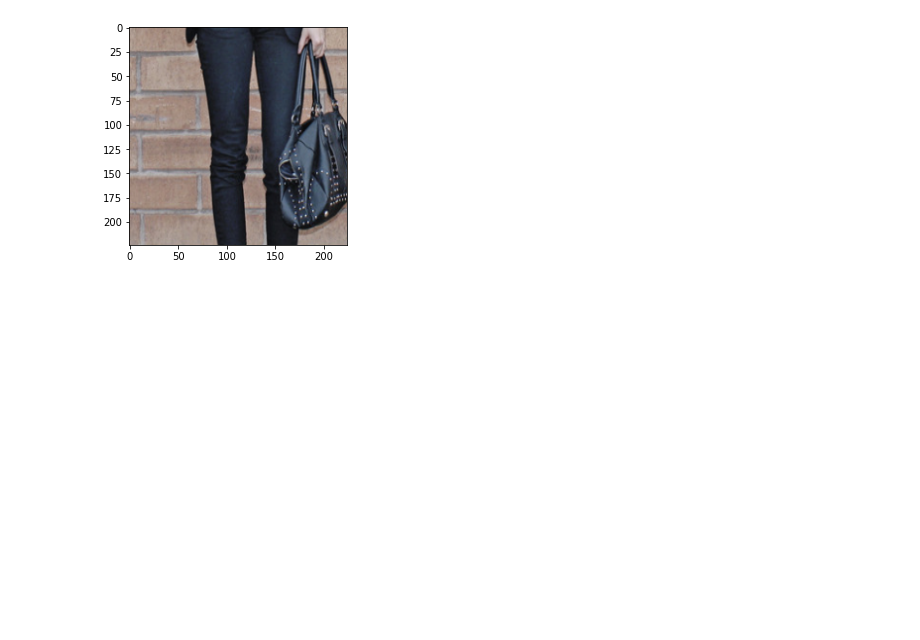
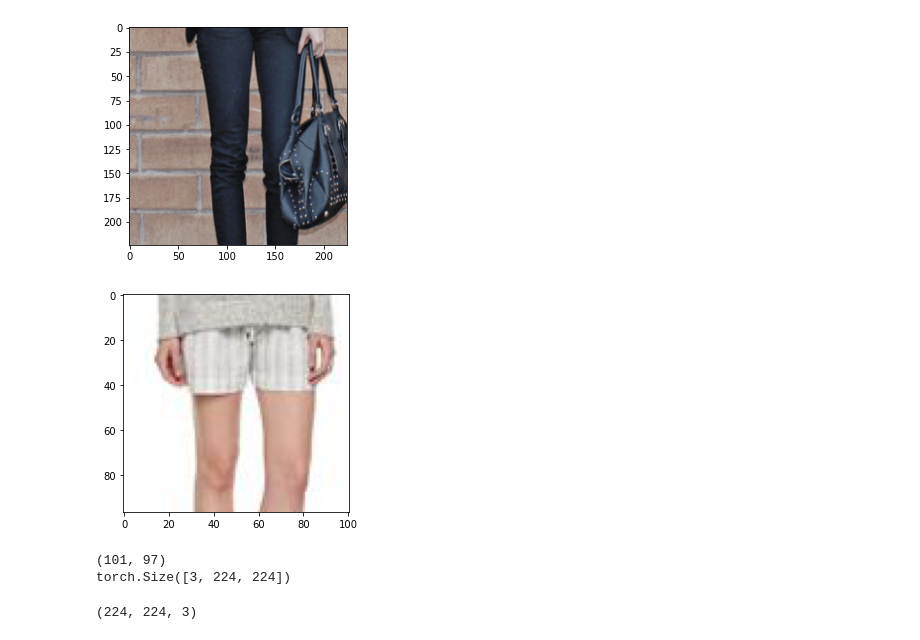
Before and after one commit to rudyn2/cc7221, a Jupyter notebook: tarea1/src/test_model.ipynb, the cells around one changed output. Saved outputs shown, nothing was run; the diff lists cells and outputs as text; code cells hidden in the pictures; blank space fills up the shorter version.

```diff
--- a/tarea1/src/test_model.ipynb
+++ b/tarea1/src/test_model.ipynb
@@ -159,0 +189,8 @@ plt.imshow(smart_resize(arr))
+# %%
+# arr = cv2.imread(r"C:\Users\C0101\PycharmProjects\cc7221\data\clothing-small\train_sample\0a9cc985-06a3-41fe-8.png", cv2.IMREAD_COLOR)
+from PIL import Image
+arr = Image.open(r"C:\Users\C0101\PycharmProjects\cc7221\data\clothing-small\train_sample\0a9cc985-06a3-41fe-8.png")
+plt.imshow(arr)
+plt.show()
+# %% [output]
+[figure, added]
@@ -159,0 +220,13 @@ plt.imshow(smart_resize(arr))
+# %%
+print(arr.size)
+y = t(arr)
+print(y.shape)
+# %% [output]
+(101, 97)
+torch.Size([3, 224, 224])
+# %%
+y_ = y.numpy()
+y_ = np.swapaxes(y_, 0, -1)
+print(y_.shape)
+# %% [output]
+(224, 224, 3)
```
Also changed, not shown: parts of 7 cells of this notebook, 3 other files.
